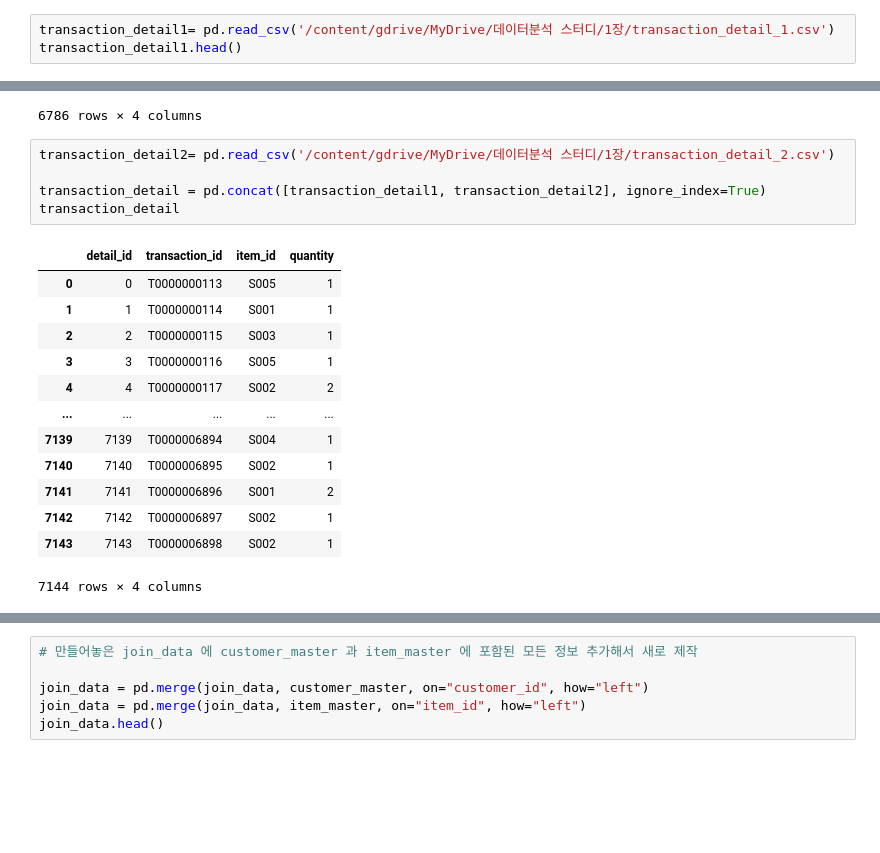
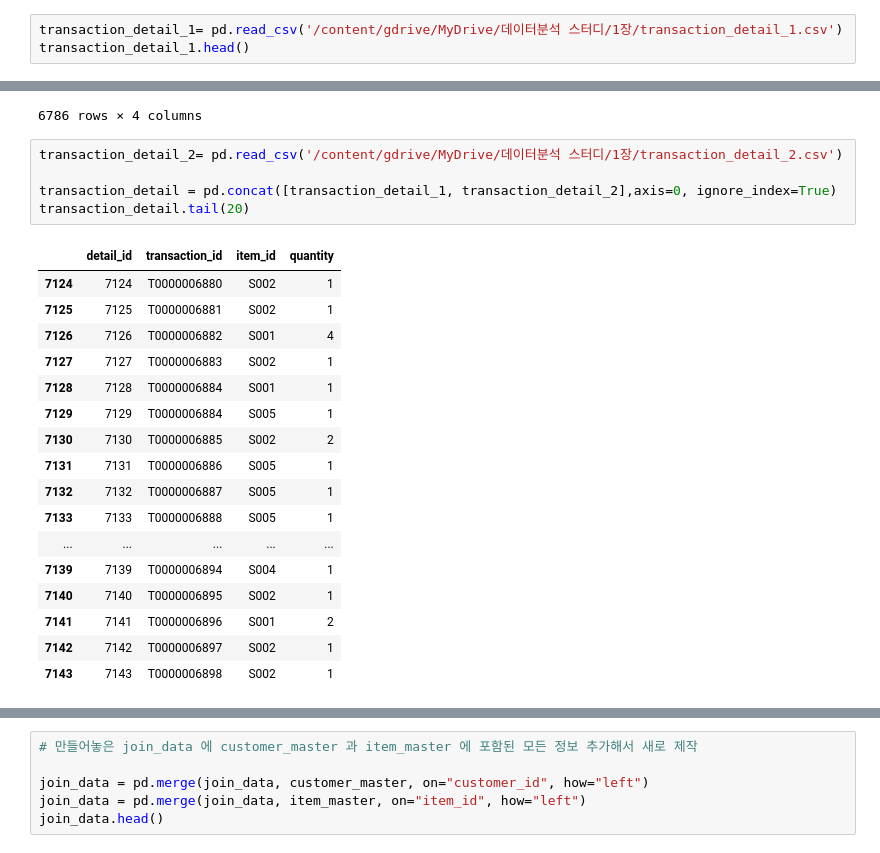
Before and after one commit to pevening/study_code, a Jupyter notebook: 데이터분석스터디_1주차.ipynb, the cells around one changed output, grey strips where cells are left out. Saved outputs shown, nothing was run; the diff lists cells and outputs as text; blank space fills up the shorter version.

```diff
--- a/데이터분석스터디_1주차.ipynb
+++ b/데이터분석스터디_1주차.ipynb
@@ -47,8 +47,8 @@ transaction_1.head()
 | 3 | T0000000116 | 210000 | 2019-02-01 02:47:23 | IK452215 |
 | 4 | T0000000117 | 170000 | 2019-02-01 04:33:46 | PL542865 |
 # %%
-transaction_detail1= pd.read_csv('/content/gdrive/MyDrive/데이터분석 스터디/1장/transaction_detail_1.csv')
-transaction_detail1.head()
+transaction_detail_1= pd.read_csv('/content/gdrive/MyDrive/데이터분석 스터디/1장/transaction_detail_1.csv')
+transaction_detail_1.head()
 # %% [output]
 |  | detail_id | transaction_id | item_id | quantity |
 | 0 | 0 | T0000000113 | S005 | 1 |
@@ -90,21 +84,25 @@ transaction
 | 6785 | T0000006898 | 85000 | 2019-07-31 23:41:38 | AS834214 |
 6786 rows × 4 columns
 # %%
-transaction_detail2= pd.read_csv('/content/gdrive/MyDrive/데이터분석 스터디/1장/transaction_detail_2.csv')
+transaction_detail_2= pd.read_csv('/content/gdrive/MyDrive/데이터분석 스터디/1장/transaction_detail_2.csv')
 
-transaction_detail = pd.concat([transaction_detail1, transaction_detail2], ignore_index=True)
-transaction_detail
+transaction_detail = pd.concat([transaction_detail_1, transaction_detail_2],axis=0, ignore_index=True)
+transaction_detail.tail(20)
 # %% [output]
 |  | detail_id | transaction_id | item_id | quantity |
-| 0 | 0 | T0000000113 | S005 | 1 |
-| 1 | 1 | T0000000114 | S001 | 1 |
-| 2 | 2 | T0000000115 | S003 | 1 |
-| 3 | 3 | T0000000116 | S005 | 1 |
-| 4 | 4 | T0000000117 | S002 | 2 |
+| 7124 | 7124 | T0000006880 | S002 | 1 |
+| 7125 | 7125 | T0000006881 | S002 | 1 |
+| 7126 | 7126 | T0000006882 | S001 | 4 |
+| 7127 | 7127 | T0000006883 | S002 | 1 |
+| 7128 | 7128 | T0000006884 | S001 | 1 |
+| 7129 | 7129 | T0000006884 | S005 | 1 |
+| 7130 | 7130 | T0000006885 | S002 | 2 |
+| 7131 | 7131 | T0000006886 | S005 | 1 |
+| 7132 | 7132 | T0000006887 | S005 | 1 |
+| 7133 | 7133 | T0000006888 | S005 | 1 |
 | ... | ... | ... | ... | ... |
 | 7139 | 7139 | T0000006894 | S004 | 1 |
 | 7140 | 7140 | T0000006895 | S002 | 1 |
 | 7141 | 7141 | T0000006896 | S001 | 2 |
 | 7142 | 7142 | T0000006897 | S002 | 1 |
 | 7143 | 7143 | T0000006898 | S002 | 1 |
-7144 rows × 4 columns
```
Also changed, not shown: parts of 7 cells of this notebook.
